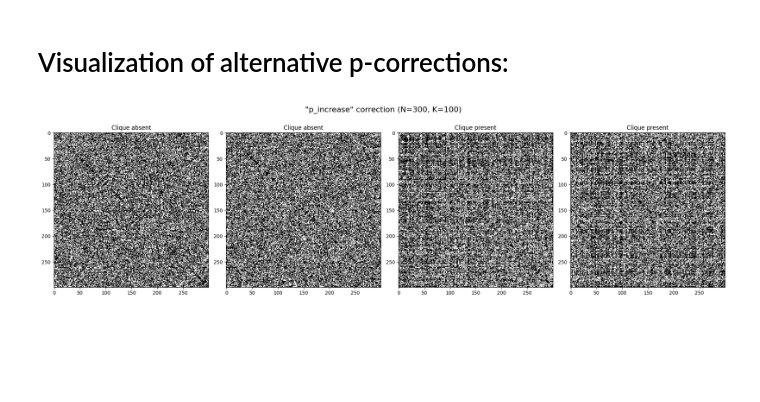
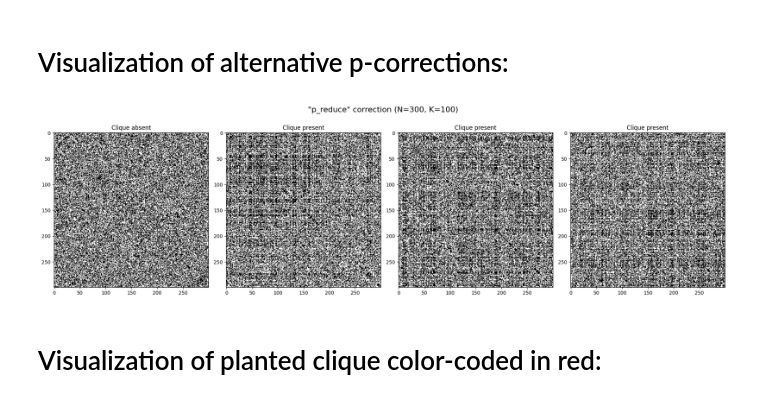
Before and after one commit to danieletirinnanzi/HUPLACLIP-NNs, a Jupyter notebook: scripts/visualizations/input_visualization.ipynb, the cells around one changed output. Cells and saved outputs as stored; diff of their text form; code cells hidden in the pictures; blank space fills up the shorter version.

```diff
--- a/scripts/visualizations/input_visualization.ipynb
+++ b/scripts/visualizations/input_visualization.ipynb
@@ -31,7 +30,7 @@ Visualization of batch of 6 graphs (all with a planted clique) of varying clique
 # %%
 clique_size_array = [112, 60, 40, 150, 30, 90]
 
-graph_batch = graphs_generation.generate_batch(6, 224, clique_size_array, "p_reduce", p_clique=1)
+graph_batch = graphs_generation.generate_batch(6, 224, clique_size_array, "p_reduce", input_magnification=False, p_clique=1)
 
 # visualizing grid of graphs
 n_plots = graph_batch[0].shape[0]
@@ -42,7 +41,7 @@ fig, axs = plt.subplots(1, n_plots, figsize=(20, 5))
 for i, graph in enumerate(graph_batch[0]):
 
     # Plot the graph
-    axs[i].imshow(graph.squeeze(), cmap="gray")
+    axs[i].imshow(graph.squeeze(), cmap="gray_r")
     # Set the clique size as title
     axs[i].set_title(clique_size_array[i])
 
@@ -57,37 +56,38 @@ plt.show()
 # %% [markdown]
 # Visualization of alternative p-corrections:
 # %%
-p_correction_type = "p_increase" # "p_reduce" or "p_increase"
+p_correction_type = "p_reduce" # "p_reduce" or "p_increase"
 
 clique_size_array = [100, 100, 100, 100]
 
-graph_batch = graphs_generation.generate_batch(4, 300, clique_size_array, p_correction_type)
+graph_batch = graphs_generation.generate_batch(4, 300, clique_size_array, p_correction_type, False)
 
 # visualizing grid of graphs
 n_plots = graph_batch[0].shape[0]
 # - Create a figure with appropriate number of subplots
 fig, axs = plt.subplots(1, n_plots, figsize=(20, 8))
 
 # - Iterate over the graphs and add them in the right position
 for i, graph in enumerate(graph_batch[0]):
 
     # Plot the graph
-    custom_cmap = ListedColormap(['white', 'black'])  # Map 0 to blue and 1 to yellow
-    axs[i].imshow(graph.squeeze(), cmap=custom_cmap)
+    axs[i].imshow(graph.squeeze(), cmap='gray_r')
     # Set the clique size and the presence or absence of the clique as title
     if graph_batch[1][i] == 1:
         title = "Clique present"
     elif graph_batch[1][i] == 0:
         title = "Clique absent"
     else:
         raise ValueError("Invalid clique presence value: must be 0 or 1")
     axs[i].set_title(title)
 
 # Set general title:
 plt.suptitle(f'"{p_correction_type}" correction (N=300, K={clique_size_array[0]})', fontsize=16, y=0.85)
 
 plt.tight_layout()
 
 plt.show()
 # %% [output]
-[figure, old version]
+[figure, new version]
+# %% [markdown]
+# Visualization of planted clique color-coded in red:
```
Also changed, not shown: parts of 7 cells of this notebook, 1 other file.
